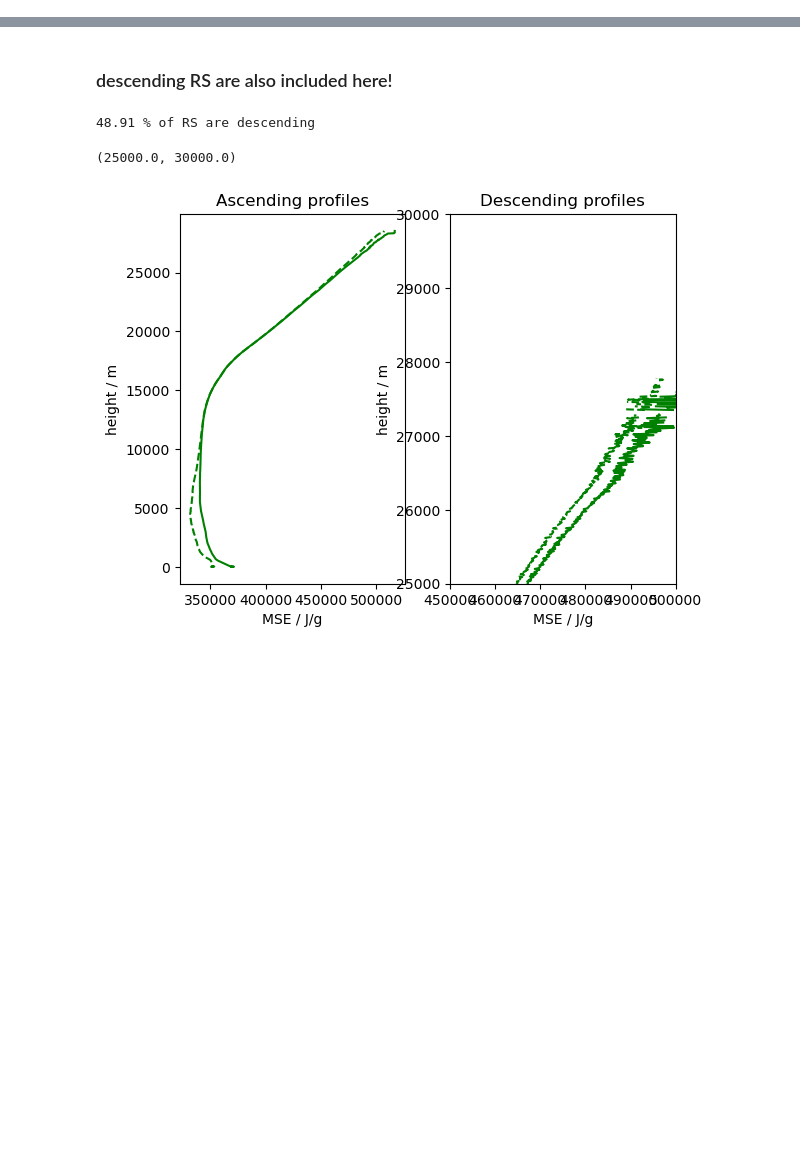
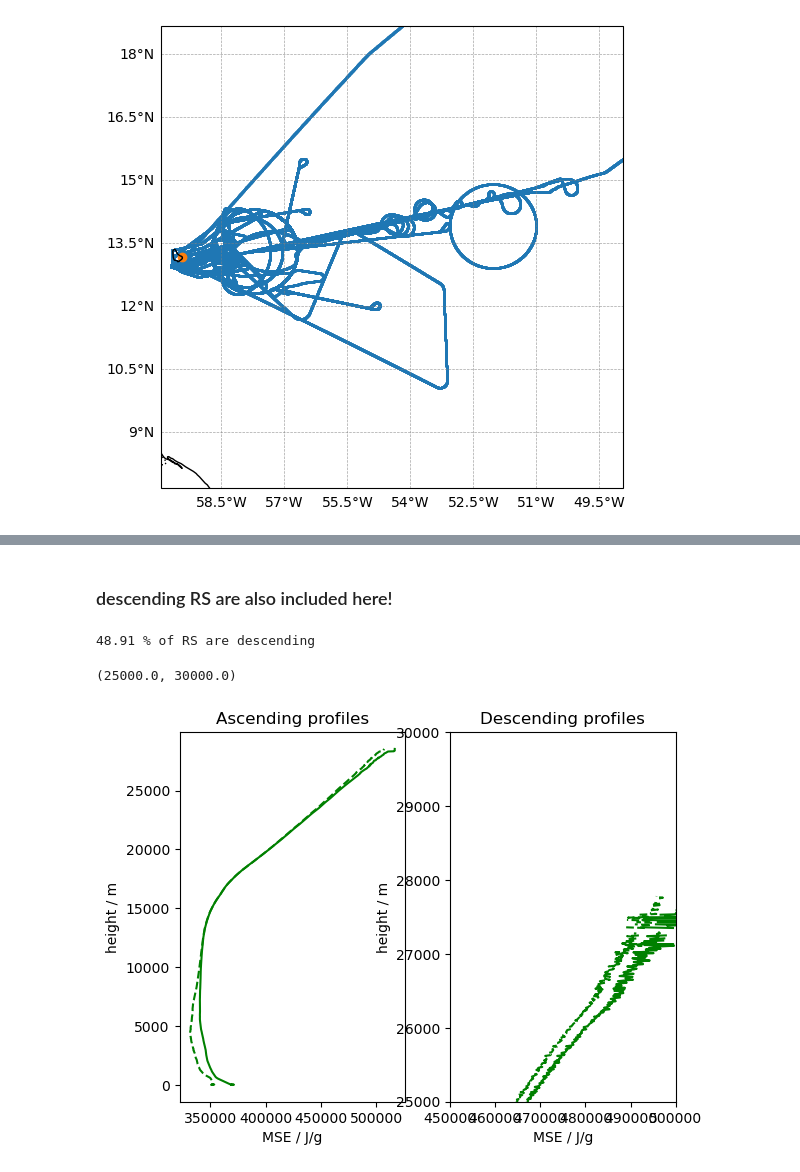
Before and after one commit to meteorologopazzo/BCO_observational, a Jupyter notebook: eurec4a_vs_orcestra_profiles.ipynb, the cells around one changed output, grey strips where cells are left out. Saved outputs shown, nothing was run; the diff lists cells and outputs as text; code cells hidden in the pictures; blank space fills up the shorter version.

```diff
--- a/eurec4a_vs_orcestra_profiles.ipynb
+++ b/eurec4a_vs_orcestra_profiles.ipynb
@@ -102,0 +127,19 @@ plt.show()
+# %%
+joanne = xr.open_dataset("/work/mh1498/m301248/TCO_data/dropsondes/EUREC4A/EUREC4A_JOANNE_Dropsonde-RD41_Level_4_v2.0.0.nc")#.to_dask()
+joanne = joanne.sel(alt=slice(0,7000))
+
+joanne_3 = xr.open_dataset("/work/mh1498/m301248/TCO_data/dropsondes/EUREC4A/EUREC4A_JOANNE_Dropsonde-RD41_Level_3_v2.0.0.nc")
+joanne_3 = joanne_3.sel(alt=slice(0,7000))
+
+halo_eu_tracks = xr.open_dataset("/work/mh1498/m301248/TCO_data/EUREC4A_halo/EUREC4A_tracks_HALO_v1.0.nc")
+halo_or_tracks = xr.open_dataset("ipfs://bafybeias3h5uxtt4ky4d4gn6l6gxjqfkzbde5jlunya6g3umnkvn7xoyoe", engine="zarr")
+
+
+beach = xr.open_dataset("ipfs://bafybeibgeeqs5uhmbqy4hz4v3pihrfisiklcetisxkf63d2r473szaprwi", engine="zarr")
+lon_condition = (beach.circle_lon < -40) & (beach.launch_lon < -40)
+beach = beach.rename({'altitude': 'alt'}).sel(alt=slice(0,7000)).where(lon_condition, drop=True)
+
+beach_3 = xr.open_dataset("ipfs://bafybeiczbv7mycr2jois6t4dq3zwiltycomwo5xxvjqcjz2ot3newzar6q", engine="zarr")
+lon_condition = (beach_3.launch_lon < -40) & (beach_3.launch_lon < -40)
+beach_3 = beach_3.rename({'altitude': 'alt'}).where(lon_condition, drop=True)
+beach_3 = beach_3.sel(alt=slice(0,7000))
@@ -102,0 +339,60 @@ plt.show()
+# %%
+import cartopy.crs as ccrs
+import cartopy.feature as cfeature
+
+fig, ax = plt.subplots(
+    figsize=(6, 6),
+    subplot_kw={'projection': ccrs.PlateCarree()}
+)
+
+#### EUREC4A SOUNDINGS
+# time_num = mdates.date2num(ds_eureca['launch_time'].values)
+# n_height = ds_eureca.dims['alt']
+# cvals = np.repeat(time_num, n_height)
+
+# pos = ax.scatter(halo_lon_windowed.values.ravel(),
+#                  halo_lat_windowed.values.ravel(),
+#                  cmap="Reds", transform=ccrs.PlateCarree(), s=0.5
+#                  )
+pos = ax.scatter(halo_eu_tracks.lon.values.ravel(),
+                 halo_eu_tracks.lat.values.ravel(),
+                 cmap="Reds", transform=ccrs.PlateCarree(), s=0.5
+                 )
+
+# cbar = plt.colorbar(pos, ax=ax, label="launch time")
+# cbar.ax.yaxis.set_major_formatter(
+#     mda
+
+
+
+
+#### coast and BCO
+ax.scatter(BCO_lon, BCO_lat, transform=ccrs.PlateCarree(), c="tab:orange")
+
+ax.add_feature(cfeature.COASTLINE)
+ax.add_feature(cfeature.BORDERS, linestyle=':')
+
+ax.set_extent([
+    ds_orcestra_bco.launch_lon.min() - 0.5,
+    ds_orcestra_bco.launch_lon.max() + 10.5,
+    ds_orcestra_bco.launch_lat.min() - 5.5,
+    ds_orcestra_bco.launch_lat.max() + 5.5
+], crs=ccrs.PlateCarree())
+
+
+gl = ax.gridlines(
+    draw_labels=True,
+    linewidth=0.5,
+    color='gray',
+    alpha=0.7,
+    linestyle='--'
+)
+
+gl.top_labels = False
+gl.right_labels = False
+gl.xlabel_style = {'size': 10}
+gl.ylabel_style = {'size': 10}
+
+plt.show()
+# %% [output]
+[figure, added]
```
Also changed, not shown: parts of 11 cells of this notebook, 5 other files.
